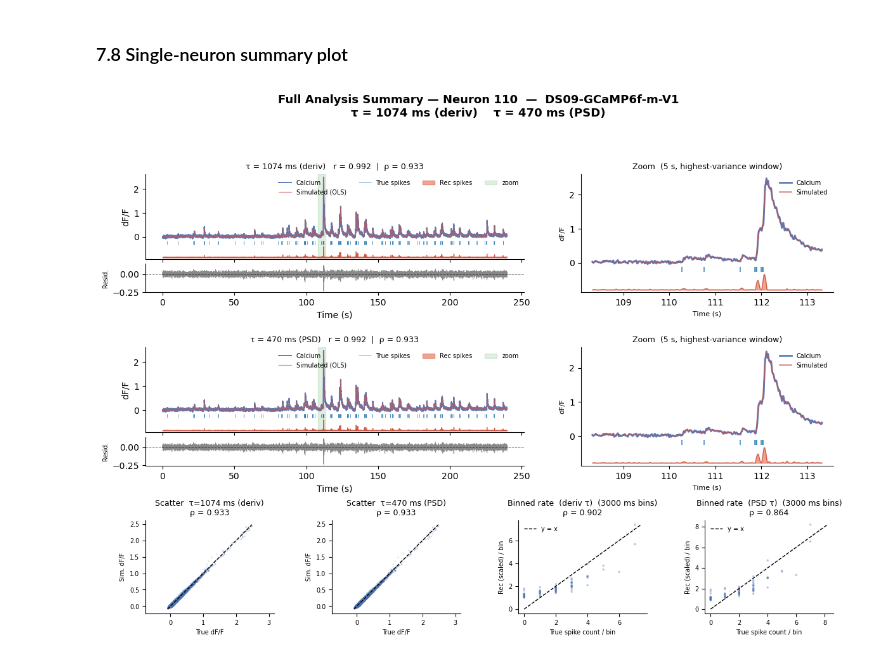
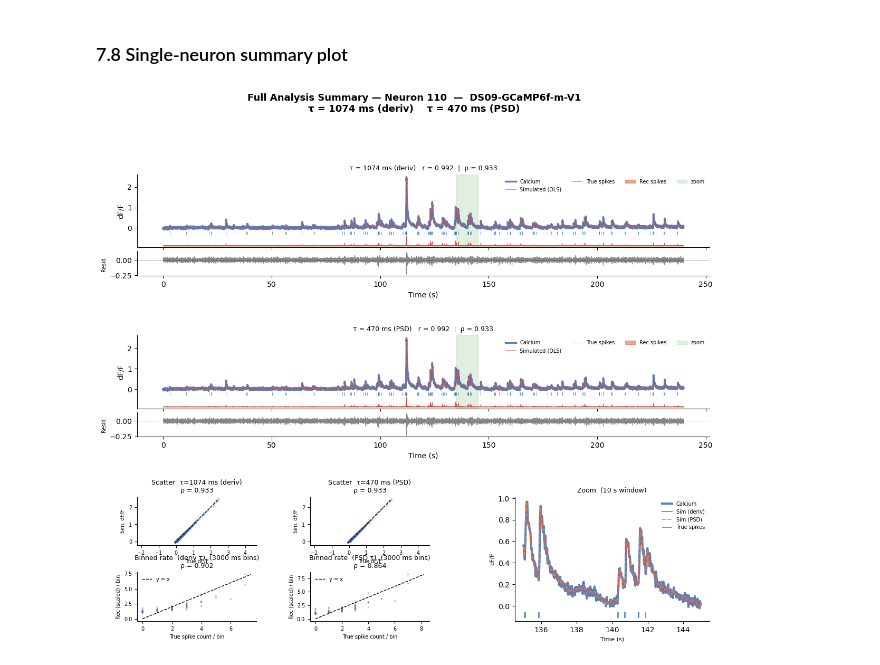
Before and after one commit to mjoudy/Cascade, a Jupyter notebook: active_neurons_clean.ipynb, the cells around one changed output. Cells and saved outputs as stored; diff of their text form; code cells hidden in the pictures.

Commit message:
the sweeping tau figures fixed.

```diff
--- a/active_neurons_clean.ipynb
+++ b/active_neurons_clean.ipynb
@@ -1024,6 +1032,6 @@ print("Saved cumsum_and_calcium_with_slope_factor.png")
 ### 7.8  Single-neuron summary plot
 # %%
 # Change neuron_idx to inspect a different neuron
-plot_neuron_summary(110, neurons, df_measurements)
+plot_neuron_summary(110, neurons, df_measurements, zoom_s=10, zoom_start=135)
 # %% [output]
-[figure, old version]
+[figure, new version]
```
Also changed, not shown: parts of 8 cells of this notebook, 4 other files.
